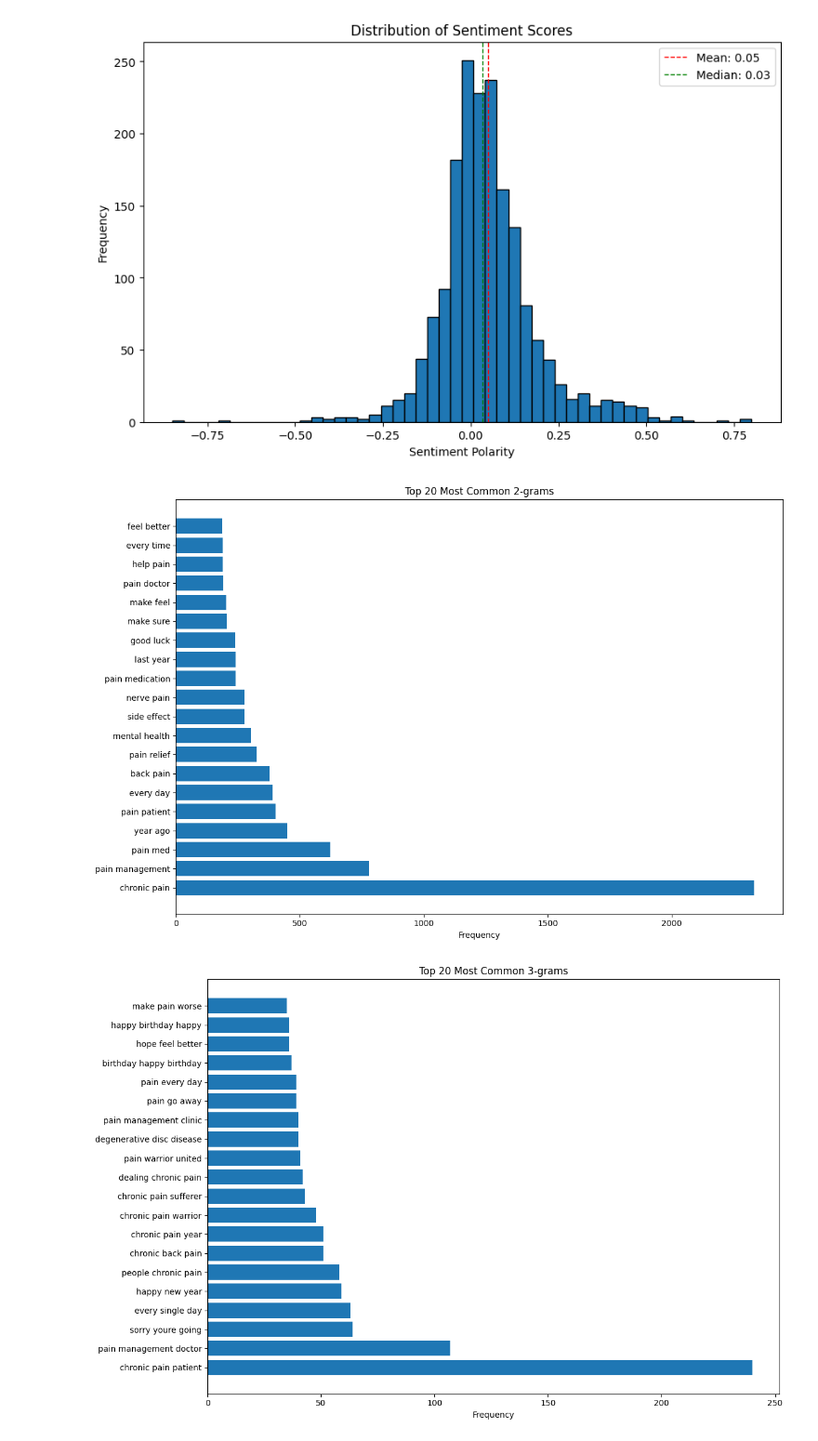
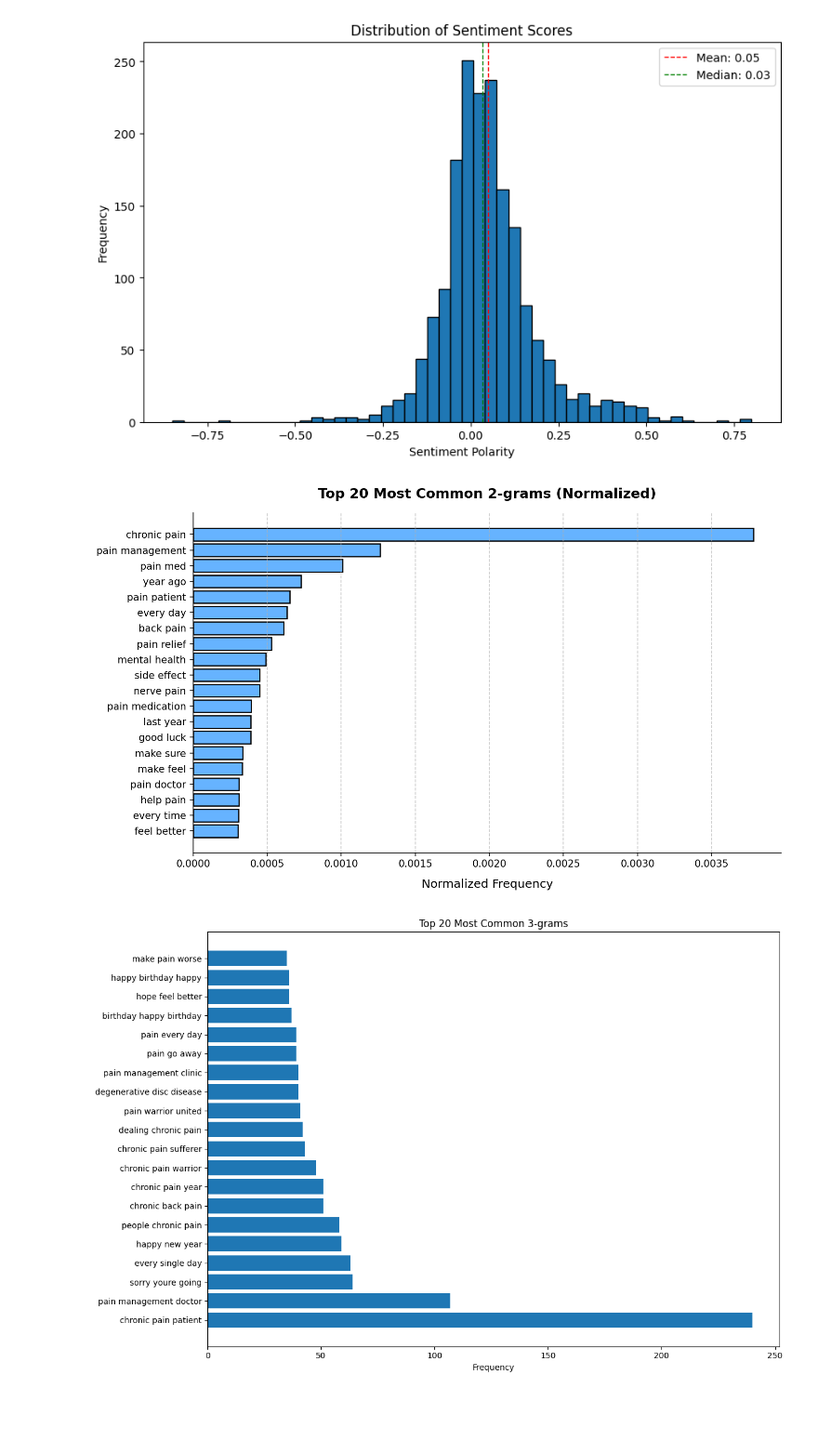
Before and after one commit to JewelsHovan/chronic_reddit_scraper, a Jupyter notebook: analysis/post_analysis.ipynb, the cells around one changed output. Shown at 93% size. Saved outputs shown, nothing was run; the diff lists cells and outputs as text; code cells hidden in the pictures; blank space fills up the shorter version.

```diff
--- a/analysis/post_analysis.ipynb
+++ b/analysis/post_analysis.ipynb
@@ -245,32 +259,47 @@ plot_sentiment_distribution(cleaned_posts_texts)
 [figure]
 # %%
 from nltk import ngrams
+import matplotlib.pyplot as plt
+from collections import Counter
+import seaborn as sns
 
 def plot_top_ngrams(texts, n=2, top_k=20):
     """
-    Creates a horizontal bar chart of the most common n-grams.
+    Creates a visually appealing horizontal bar chart of the most common n-grams,
+    suitable for a scientific poster, using normalized frequencies.
     """
     # Combine all texts and generate n-grams
     words = ' '.join(texts).split()
     n_grams = list(ngrams(words, n))
-    n_gram_freq = Counter(n_grams).most_common(top_k)
+    total_ngrams = len(n_grams)
+    n_gram_counts = Counter(n_grams)
+    most_common_ngrams = n_gram_counts.most_common(top_k)
 
     # Prepare data for plotting
-    labels = [' '.join(gram) for gram, _ in n_gram_freq]
-    values = [count for _, count in n_gram_freq]
+    labels = [' '.join(gram) for gram, _ in most_common_ngrams]
+    values = [count / total_ngrams for _, count in most_common_ngrams]
+
+    # Set a professional color palette
+
 
     # Create horizontal bar plot
-    plt.figure(figsize=(12, 8))
-    plt.barh(range(len(labels)), values)
-    plt.yticks(range(len(labels)), labels)
-    plt.xlabel('Frequency')
-    plt.title(f'Top {top_k} Most Common {n}-grams')
+    plt.figure(figsize=(10, 6), dpi=150)  # Increased dpi for better resolution
+    ax = plt.barh(range(len(labels)), values, color='#66b3ff', edgecolor='black', linewidth=1.2) # Use a more scientific color and add linewidth
+    plt.yticks(range(len(labels)), labels, fontsize=10) # Adjust font size
+    plt.xlabel('Normalized Frequency', fontsize=12, labelpad=10) # Label padding
+    plt.title(f'Top {top_k} Most Common {n}-grams (Normalized)', fontsize=14, fontweight='bold', pad=15) # More descriptive title, bold, and padding
+    plt.gca().invert_yaxis()  # Invert y-axis to show most frequent at the top
+    plt.grid(axis='x', linestyle='--', alpha=0.7) # Add a subtle grid
+    ax = plt.gca()
+    ax.spines['top'].set_visible(False) # Remove top spine
+    ax.spines['right'].set_visible(False) # Remove right spine
+
     plt.tight_layout()
     plt.show()
 
 plot_top_ngrams(cleaned_posts_texts)
 # %% [output]
-[figure, old version]
+[figure, new version]
 # %%
 plot_top_ngrams(cleaned_posts_texts, n=3)
 # %% [output]
```
Also changed, not shown: parts of 7 cells of this notebook, 9 other files.
